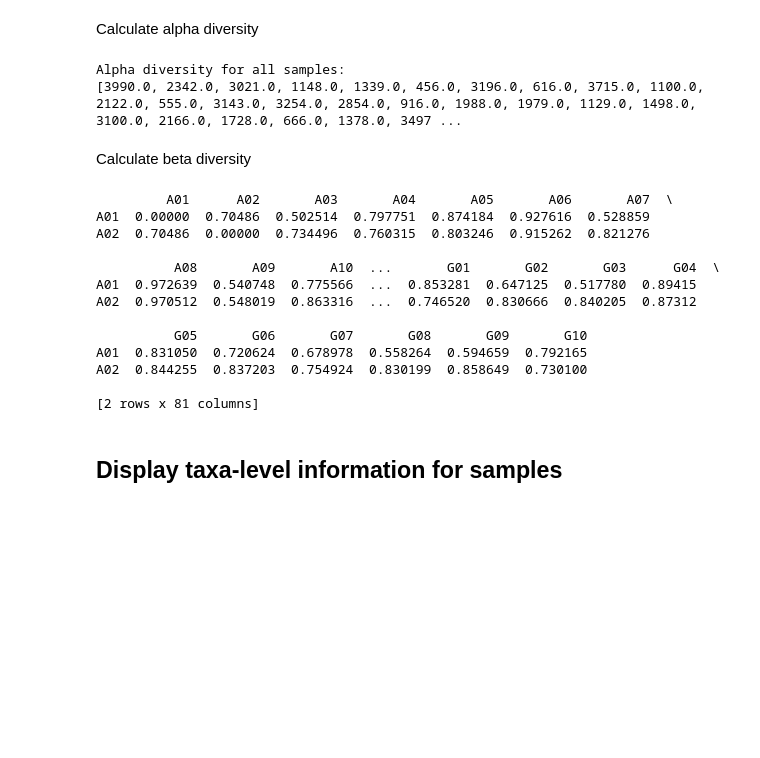
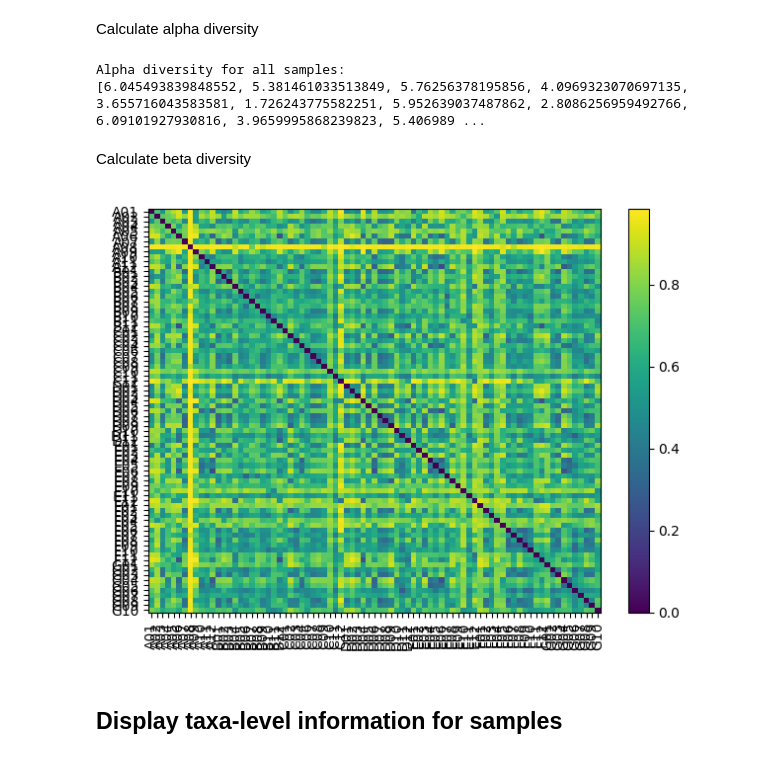
Before and after one commit to Opoku-Emma/process-metalign, a Jupyter notebook: analysis_notebook.ipynb, the cells around one changed output. Drawn from its saved outputs; the diff is of its cells as text; code cells hidden in the pictures; blank space fills up the shorter version.

```diff
--- a/analysis_notebook.ipynb
+++ b/analysis_notebook.ipynb
@@ -45,30 +55,19 @@ db.get_metadata(metadata_file, categories=['samples', 'site', 'treatment_herb_le
 # %% [markdown]
 Calculate alpha diversity
 # %%
-alpha_div = db.get_alpha_diversity("chao1")
+alpha_div = db.get_alpha_diversity("shannon")
 print(f"Alpha diversity for all samples: \n{list(alpha_div)}")
 # %% [output]
 Alpha diversity for all samples:
-[3990.0, 2342.0, 3021.0, 1148.0, 1339.0, 456.0, 3196.0, 616.0, 3715.0, 1100.0, 2122.0, 555.0, 3143.0, 3254.0, 2854.0, 916.0, 1988.0, 1979.0, 1129.0, 1498.0, 3100.0, 2166.0, 1728.0, 666.0, 1378.0, 3497 ...
+[6.045493839848552, 5.381461033513849, 5.76256378195856, 4.0969323070697135, 3.655716043583581, 1.726243775582251, 5.952639037487862, 2.8086256959492766, 6.09101927930816, 3.9659995868239823, 5.406989 ...
 # %% [markdown]
 Calculate beta diversity
 # %%
 beta_diversity = db.get_beta_diversity()
-print(beta_diversity.to_data_frame().head(2))
+# beta_diversity.to_data_frame().head()
+beta_diversity
 # %% [output]
-         A01      A02       A03       A04       A05       A06       A07  \
-A01  0.00000  0.70486  0.502514  0.797751  0.874184  0.927616  0.528859
-A02  0.70486  0.00000  0.734496  0.760315  0.803246  0.915262  0.821276
-
-          A08       A09       A10  ...       G01       G02       G03      G04  \
-A01  0.972639  0.540748  0.775566  ...  0.853281  0.647125  0.517780  0.89415
-A02  0.970512  0.548019  0.863316  ...  0.746520  0.830666  0.840205  0.87312
-
-          G05       G06       G07       G08       G09       G10
-A01  0.831050  0.720624  0.678978  0.558264  0.594659  0.792165
-A02  0.844255  0.837203  0.754924  0.830199  0.858649  0.730100
-
-[2 rows x 81 columns]
+[figure, added]
 # %% [markdown]
 ## Display taxa-level information for samples
 # %% [markdown]
```
Also changed, not shown: parts of 21 cells of this notebook, 2 other files.
